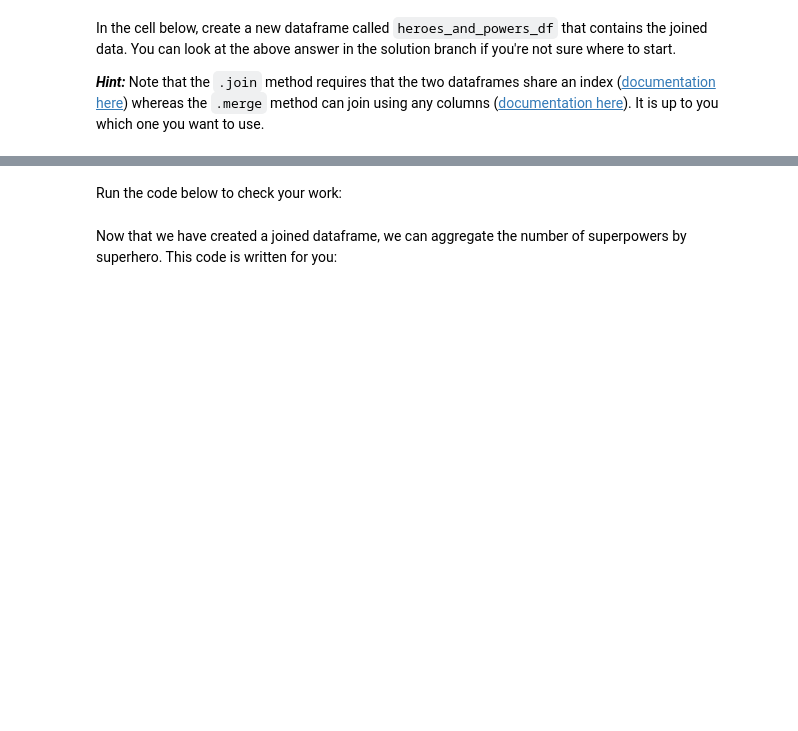
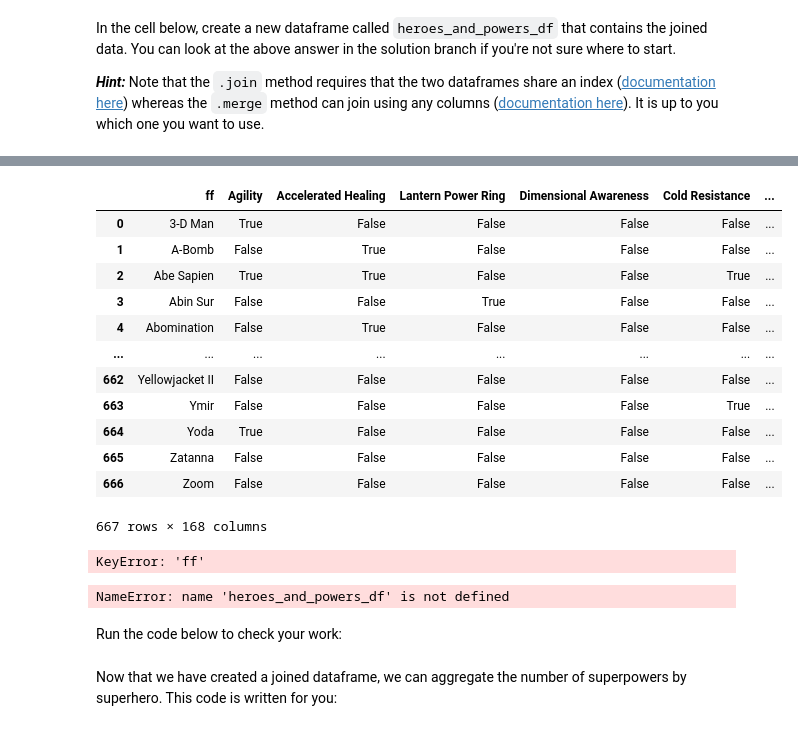
Before and after one commit to learn-co-curriculum/dsc-pandas-data-cleaning-lab, a Jupyter notebook: index.ipynb, the cells around one changed output, grey strips where cells are left out. Saved outputs shown, nothing was run; the diff lists cells and outputs as text; code cells hidden in the pictures; blank space fills up the shorter version.

```diff
--- a/index.ipynb
+++ b/index.ipynb
@@ -298,2 +476,55 @@ In the cell below, create a new dataframe called `heroes_and_powers_df` that con
+# %%
+# Now we can reset the index so that the first column is called "ff"
+powers_df_transposed.index.name = "ff"
+powers_df_transposed.reset_index(inplace=True)
+powers_df_transposed
+# %% [output]
+|  | ff | Agility | Accelerated Healing | Lantern Power Ring | Dimensional Awareness | Cold Resistance | ... |
+| 0 | 3-D Man | True | False | False | False | False | ... |
+| 1 | A-Bomb | False | True | False | False | False | ... |
+| 2 | Abe Sapien | True | True | False | False | True | ... |
+| 3 | Abin Sur | False | False | True | False | False | ... |
+| 4 | Abomination | False | True | False | False | False | ... |
+| ... | ... | ... | ... | ... | ... | ... | ... |
+| 662 | Yellowjacket II | False | False | False | False | False | ... |
+| 663 | Ymir | False | False | False | False | True | ... |
+| 664 | Yoda | True | False | False | False | False | ... |
+| 665 | Zatanna | False | False | False | False | False | ... |
+| 666 | Zoom | False | False | False | False | False | ... |
+667 rows × 168 columns
+# %%
+# Then actually merge the dataframes together, using "ff" as the shared key
+# and "inner" so we don't keep anything with a NaN on either sides
+# If we had named the columns differently in the two dataframes, there is also
+# an option to specify `left_on` and `right_on` instead of just `on`. Just `on`
+# is like USING in a SQL join; it looks for the same column in both dataframes
+heroes_and_powers_df = heroes_df.merge(powers_df_transposed, on="ff", how="inner")
+
+# Alternatively, you could set the index of both to be "ff", then use .join
+# heroes_and_powers_df = heroes_df.set_index("name").join(powers_df_transposed.set_index("ff"), how="inner")
+
+heroes_and_powers_df
+# %% [output]
+KeyError: 'ff'
+# %%
+# Run this cell without changes
+
+# Confirms you have created a dataframe with the specified name
+assert type(heroes_and_powers_df) == pd.DataFrame
+
+# Confirms you have the right number of rows
+assert heroes_and_powers_df.shape[0] == 647
+
+# Confirms you have the necessary columns
+# (If you modified the value of powers_df along the way, you might need to
+# modify this test. We are checking that all of the powers are present as
+# columns.)
+assert [power in heroes_and_powers_df.columns for power in powers_df.index]
+# (If you modified the value of heroes_df along the way, you mgith need to
+# modify this as well. We are checking that all of the attribute columns from
+# heroes_df are present as columns in the joined df)
+assert [attribute in heroes_and_powers_df.columns for attribute in heroes_df.columns]
+# %% [output]
+NameError: name 'heroes_and_powers_df' is not defined
 # %% [markdown]
 Run the code below to check your work:
```
Also changed, not shown: parts of 27 cells of this notebook.
